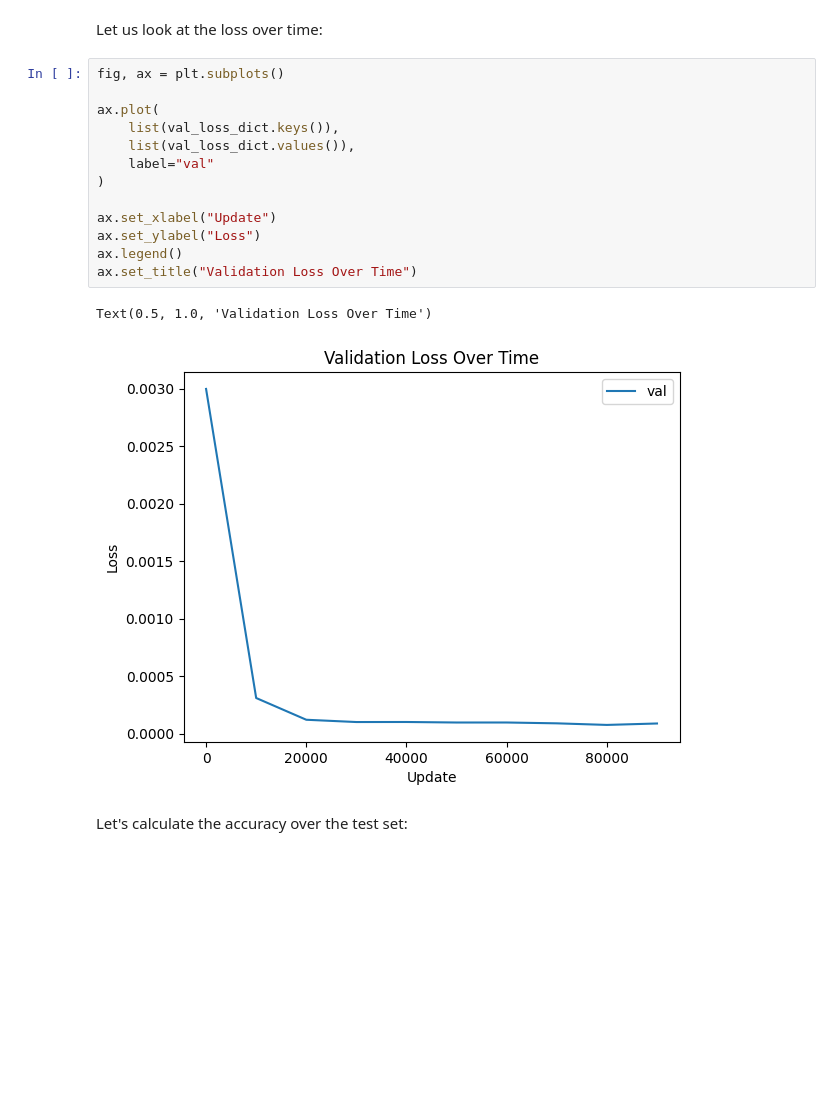
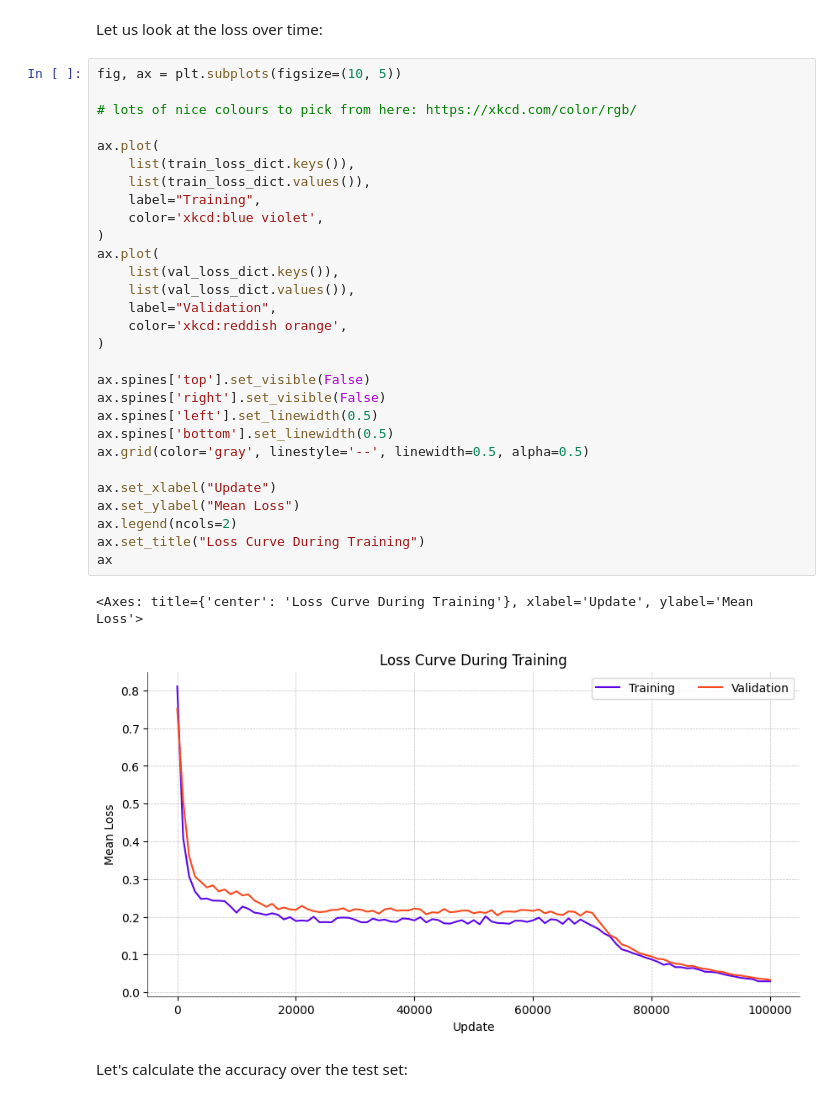
Before and after one commit to ML4NS/ml4ns.github.io, a Jupyter notebook: labs/Pytorch Tutorial.ipynb, the cells around one changed output. Saved outputs shown, nothing was run; the diff lists cells and outputs as text; blank space fills up the shorter version.

```diff
--- a/labs/Pytorch Tutorial.ipynb
+++ b/labs/Pytorch Tutorial.ipynb
@@ -475,21 +482,37 @@ Mean of Validation loss at update 90000 is 0.18
 # %% [markdown]
 Let us look at the loss over time:
-# %%
-fig, ax = plt.subplots()
-
-ax.plot(
-    list(val_loss_dict.keys()),
-    list(val_loss_dict.values()),
-    label="val"
-)
-
-ax.set_xlabel("Update")
-ax.set_ylabel("Loss")
-ax.legend()
-ax.set_title("Validation Loss Over Time")
-# %% [output]
-Text(0.5, 1.0, 'Validation Loss Over Time')
-[figure, removed]
+# %%
+fig, ax = plt.subplots(figsize=(10, 5))
+
+# lots of nice colours to pick from here: https://xkcd.com/color/rgb/
+
+ax.plot(
+    list(train_loss_dict.keys()),
+    list(train_loss_dict.values()),
+    label="Training",
+    color='xkcd:blue violet',
+)
+ax.plot(
+    list(val_loss_dict.keys()),
+    list(val_loss_dict.values()),
+    label="Validation",
+    color='xkcd:reddish orange',
+)
+
+ax.spines['top'].set_visible(False)
+ax.spines['right'].set_visible(False)
+ax.spines['left'].set_linewidth(0.5)
+ax.spines['bottom'].set_linewidth(0.5)
+ax.grid(color='gray', linestyle='--', linewidth=0.5, alpha=0.5)
+
+ax.set_xlabel("Update")
+ax.set_ylabel("Mean Loss")
+ax.legend(ncols=2)
+ax.set_title("Loss Curve During Training")
+ax
+# %% [output]
+<Axes: title={'center': 'Loss Curve During Training'}, xlabel='Update', ylabel='Mean Loss'>
+[figure, added]
 # %% [markdown]
 Let's calculate the accuracy over the test set:
 # %%
```
Also changed, not shown: parts of 4 cells of this notebook.
